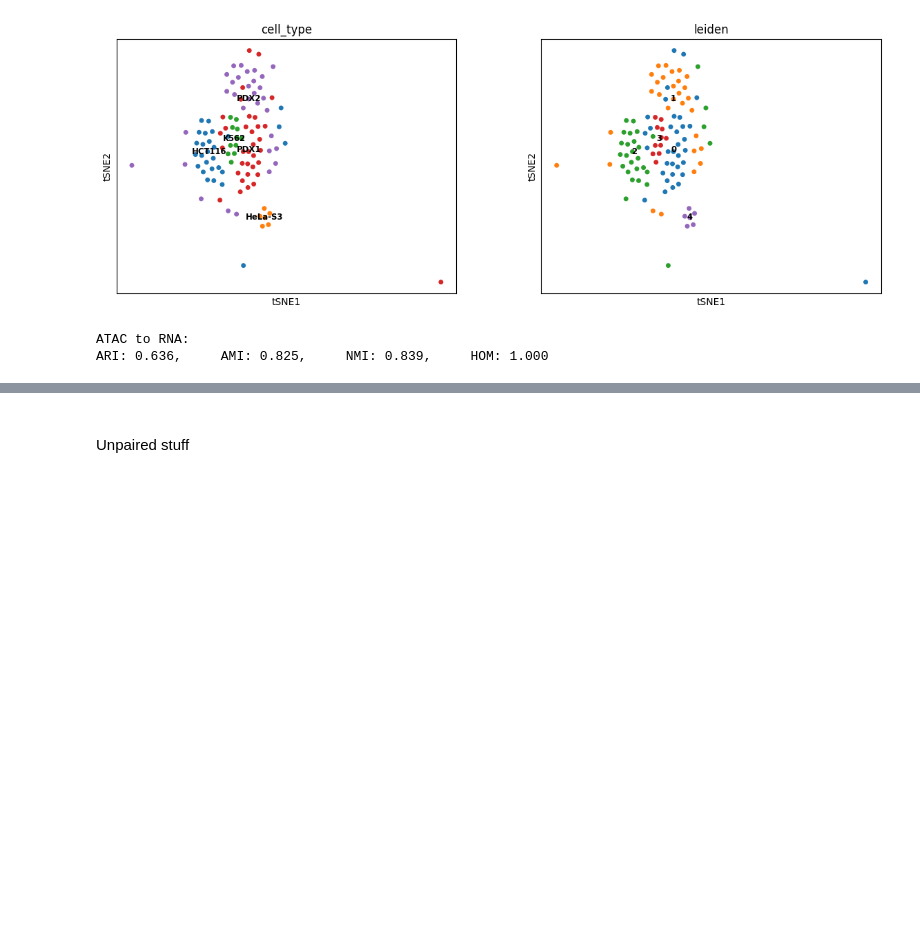
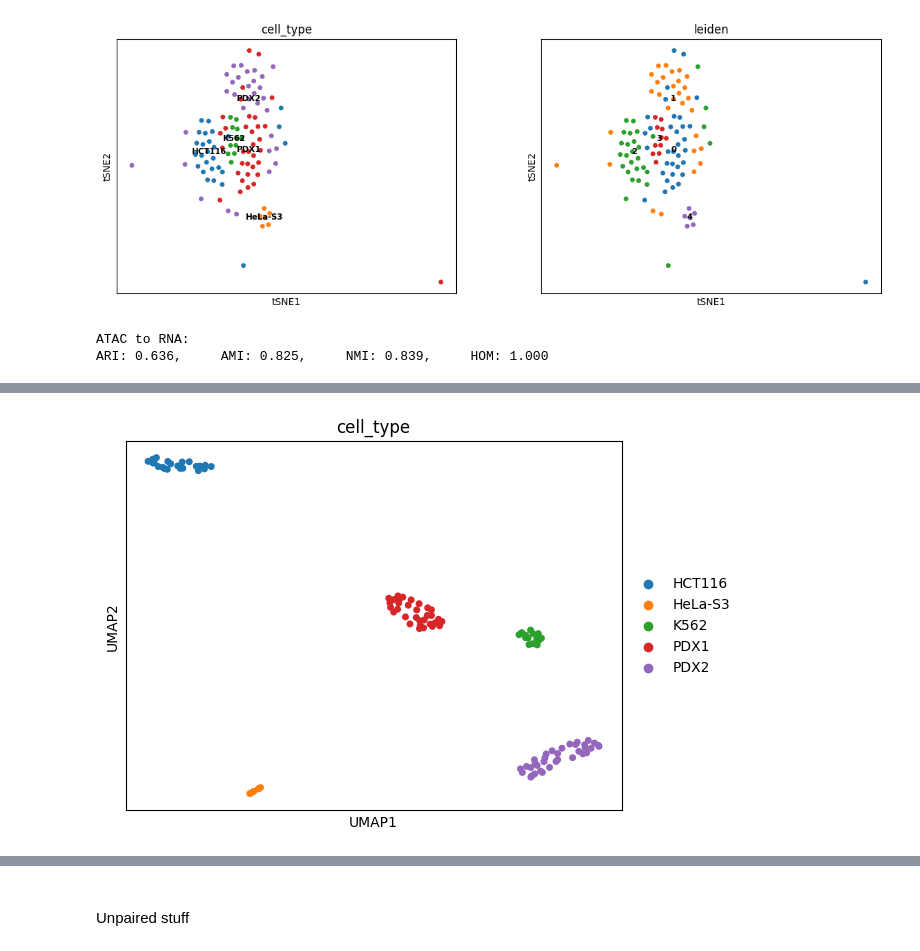
Before and after one commit to preet2706/scButterfly, a Jupyter notebook: scbutterfly/scButterfly_RNA_to_ATAC_unpaired_normal_pre_selina.ipynb, the cells around one changed output, grey strips where cells are left out. Saved outputs shown, nothing was run; the diff lists cells and outputs as text; code cells hidden in the pictures; blank space fills up the shorter version.

Commit message:
created umap

```diff
--- a/scbutterfly/scButterfly_RNA_to_ATAC_unpaired_normal_pre_selina.ipynb
+++ b/scbutterfly/scButterfly_RNA_to_ATAC_unpaired_normal_pre_selina.ipynb
@@ -119,0 +170,25 @@ ARI: 0.636,     AMI: 0.825,     NMI: 0.839,     HOM: 1.000
+# %%
+id_list = three_fold_split_dataset(RNA_data, ATAC_data)
+# %%
+prediction_dict = {}
+for i in range(len(id_list)):
+    train_id, validation_id, test_id = id_list[i]
+    butterfly.load_data(RNA_data, ATAC_data, train_id, test_id, validation_id)
+    butterfly.data_preprocessing()
+    butterfly.augmentation(aug_type=None)
+    chrom_list = []
+    last_one = ''
+    for j in range(len(butterfly.ATAC_data_p.var.chrom)):
+        temp = butterfly.ATAC_data_p.var.chrom[j]
+        if temp[0 : 3] == 'chr':
+            if not temp == last_one:
+                chrom_list.append(1)
+                last_one = temp
+            else:
+                chrom_list[-1] += 1
+        else:
+            chrom_list[-1] += 1
+    butterfly.construct_model(chrom_list=chrom_list)
+    butterfly.train_model()
+    A2R_predict, R2A_predict = butterfly.test_model()
+    prediction_dict[f'Iteration {i}'] = (A2R_predict, R2A_predict)
@@ -119,0 +211,8 @@ ARI: 0.636,     AMI: 0.825,     NMI: 0.839,     HOM: 1.000
+# %%
+A2R_pred = prediction_dict['Iteration 0'][0]
+# %%
+sc.pp.neighbors(A2R_pred, use_rep='X_pca', n_pcs=50)
+sc.tl.umap(A2R_pred)
+sc.pl.umap(A2R_pred, color='cell_type', size=100)
+# %% [output]
+[figure, added]
```
Also changed, not shown: parts of 6 cells of this notebook.
